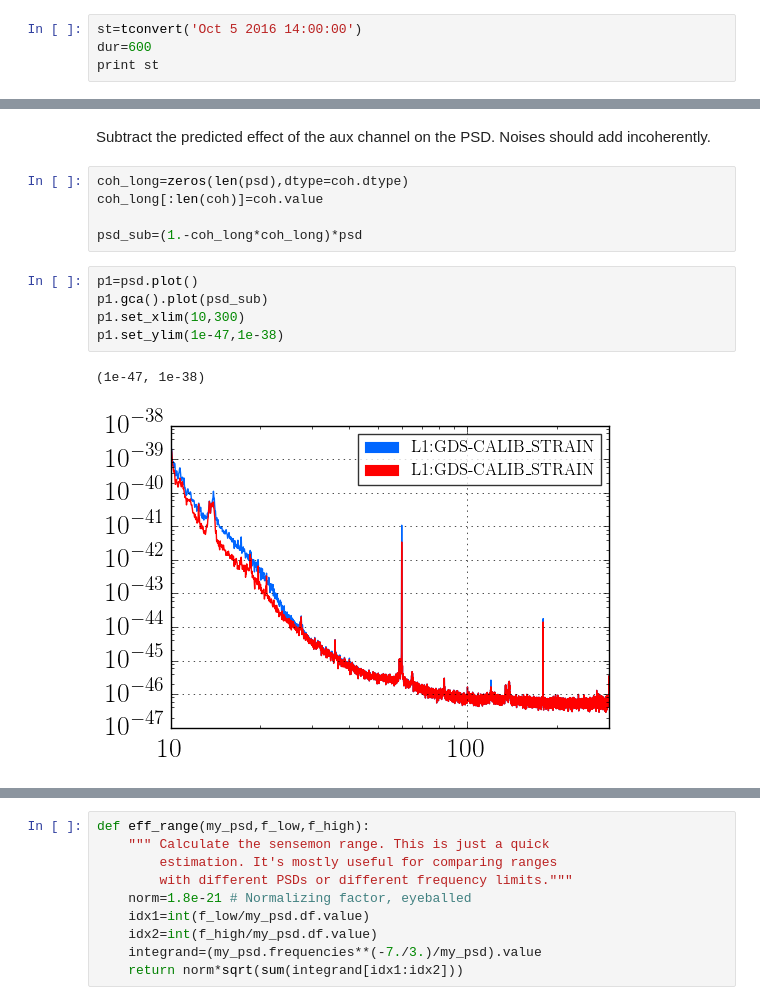
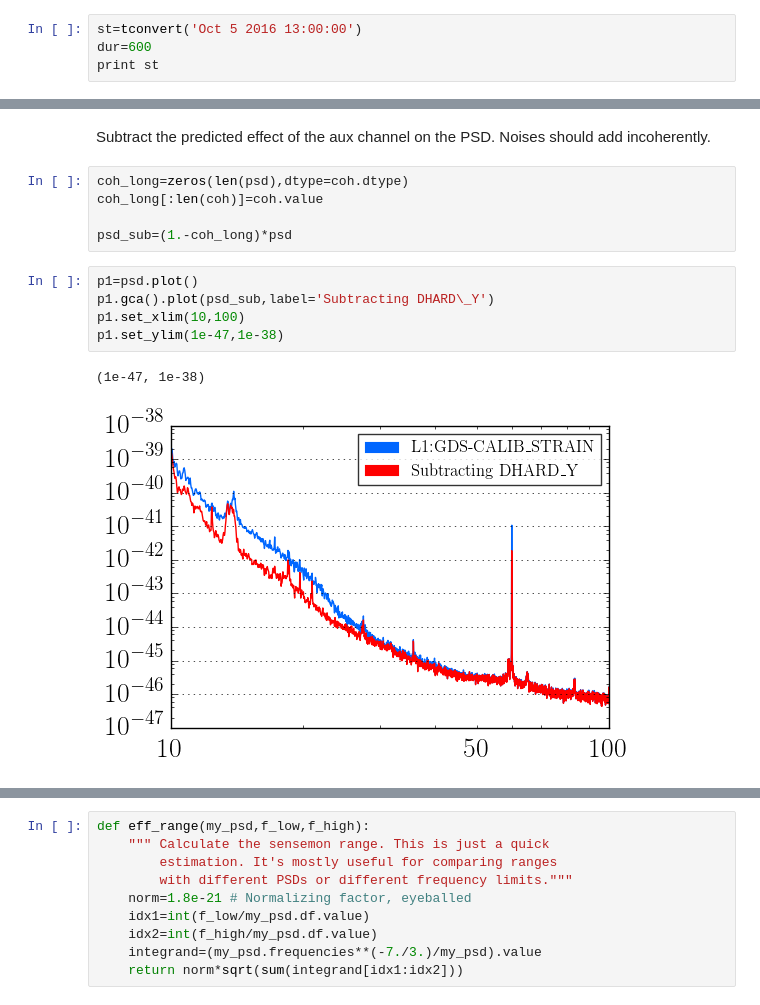
Before and after one commit to andrew-lundgren/detchar, a Jupyter notebook: Notebooks/NoiseHunting/IncoherentSubtraction.ipynb, the cells around one changed output, grey strips where cells are left out. Cells and saved outputs as stored; diff of their text form.

```diff
--- a/Notebooks/NoiseHunting/IncoherentSubtraction.ipynb
+++ b/Notebooks/NoiseHunting/IncoherentSubtraction.ipynb
@@ -8,7 +8,7 @@ from gwpy.frequencyseries import FrequencySeries
 # %%
 from gwpy.time import tconvert
 # %%
-st=tconvert('Oct 5 2016 14:00:00')
+st=tconvert('Oct 5 2016 13:00:00')
 dur=600
 print st
 # %% [output]
@@ -35,12 +35,12 @@ Subtract the predicted effect of the aux channel on the PSD. Noises should add i
 coh_long=zeros(len(psd),dtype=coh.dtype)
 coh_long[:len(coh)]=coh.value
 
-psd_sub=(1.-coh_long*coh_long)*psd
+psd_sub=(1.-coh_long)*psd
 # %%
 p1=psd.plot()
-p1.gca().plot(psd_sub)
-p1.set_xlim(10,300)
+p1.gca().plot(psd_sub,label='Subtracting DHARD\_Y')
+p1.set_xlim(10,100)
 p1.set_ylim(1e-47,1e-38)
 # %% [output]
 (1e-47, 1e-38)
-[figure, old version]
+[figure, new version]
```
Also changed, not shown: parts of 3 cells of this notebook.
